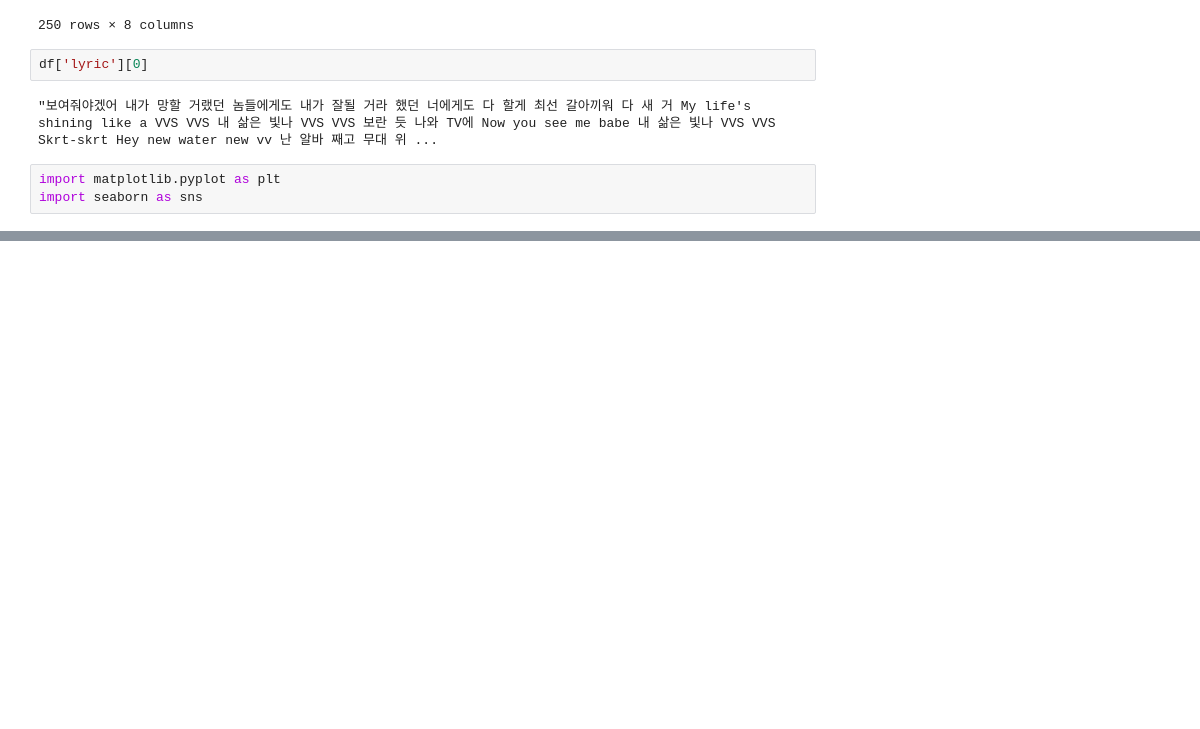
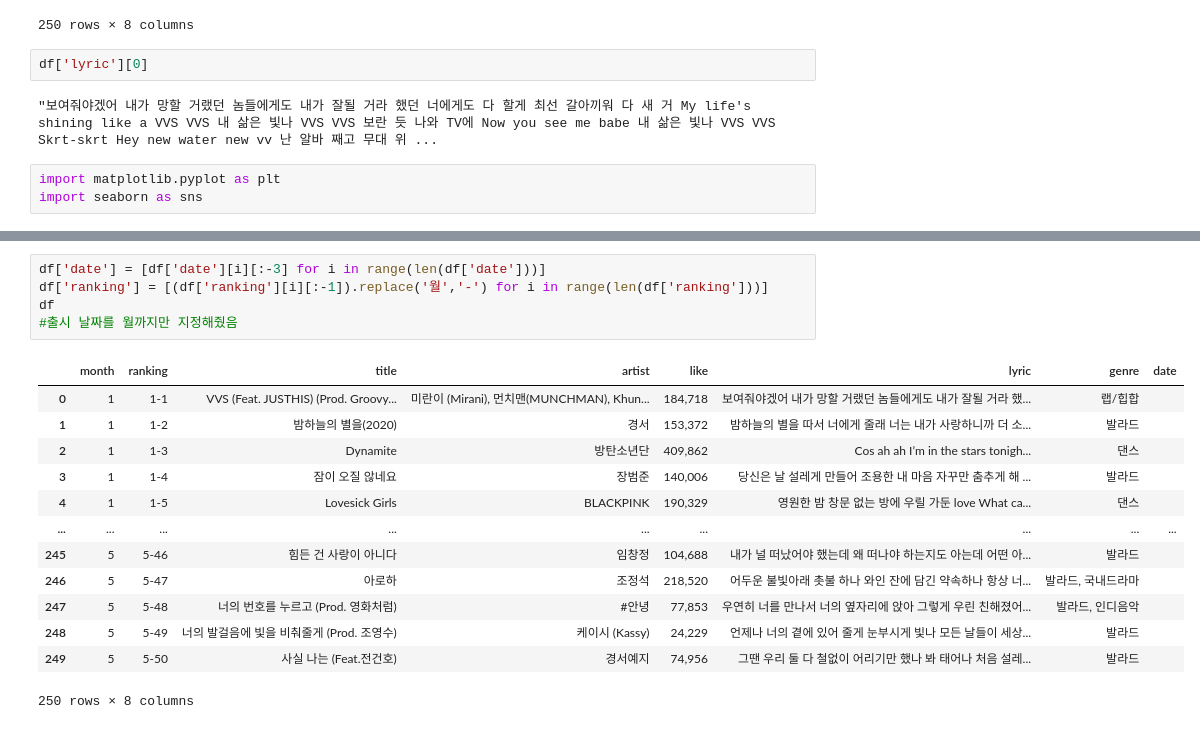
Before and after one commit to EG-L/Project, a Jupyter notebook: Melon_chart.ipynb, the cells around one changed output, grey strips where cells are left out. Saved outputs shown, nothing was run; the diff lists cells and outputs as text; blank space fills up the shorter version.

```diff
--- a/Melon_chart.ipynb
+++ b/Melon_chart.ipynb
@@ -111,0 +152,19 @@ Successfully installed JPype1-py3-0.5.5.4 coveralls-1.1 konlp-0.0.16 pyjnius-1.3
+# %%
+df['date'] = [df['date'][i][:-3] for i in range(len(df['date']))]
+df['ranking'] = [(df['ranking'][i][:-1]).replace('월','-') for i in range(len(df['ranking']))]
+df
+#출시 날짜를 월까지만 지정해줬음
+# %% [output]
+|  | month | ranking | title | artist | like | lyric | genre | date |
+| 0 | 1 | 1-1 | VVS (Feat. JUSTHIS) (Prod. Groovy... | 미란이 (Mirani), 먼치맨(MUNCHMAN), Khun... | 184,718 | 보여줘야겠어 내가 망할 거랬던 놈들에게도 내가 잘될 거라 했... | 랩/힙합 |  |
+| 1 | 1 | 1-2 | 밤하늘의 별을(2020) | 경서 | 153,372 | 밤하늘의 별을 따서 너에게 줄래 너는 내가 사랑하니까 더 소... | 발라드 |  |
+| 2 | 1 | 1-3 | Dynamite | 방탄소년단 | 409,862 | Cos ah ah I’m in the stars tonigh... | 댄스 |  |
+| 3 | 1 | 1-4 | 잠이 오질 않네요 | 장범준 | 140,006 | 당신은 날 설레게 만들어 조용한 내 마음 자꾸만 춤추게 해 ... | 발라드 |  |
+| 4 | 1 | 1-5 | Lovesick Girls | BLACKPINK | 190,329 | 영원한 밤 창문 없는 방에 우릴 가둔 love What ca... | 댄스 |  |
+| ... | ... | ... | ... | ... | ... | ... | ... | ... |
+| 245 | 5 | 5-46 | 힘든 건 사랑이 아니다 | 임창정 | 104,688 | 내가 널 떠났어야 했는데 왜 떠나야 하는지도 아는데 어떤 아... | 발라드 |  |
+| 246 | 5 | 5-47 | 아로하 | 조정석 | 218,520 | 어두운 불빛아래 촛불 하나 와인 잔에 담긴 약속하나 항상 너... | 발라드, 국내드라마 |  |
+| 247 | 5 | 5-48 | 너의 번호를 누르고 (Prod. 영화처럼) | #안녕 | 77,853 | 우연히 너를 만나서 너의 옆자리에 앉아 그렇게 우린 친해졌어... | 발라드, 인디음악 |  |
+| 248 | 5 | 5-49 | 너의 발걸음에 빛을 비춰줄게 (Prod. 조영수) | 케이시 (Kassy) | 24,229 | 언제나 너의 곁에 있어 줄게 눈부시게 빛나 모든 날들이 세상... | 발라드 |  |
+| 249 | 5 | 5-50 | 사실 나는 (Feat.전건호) | 경서예지 | 74,956 | 그땐 우리 둘 다 철없이 어리기만 했나 봐 태어나 처음 설레... | 발라드 |  |
+250 rows × 8 columns
```
Also changed, not shown: parts of 18 cells of this notebook.
